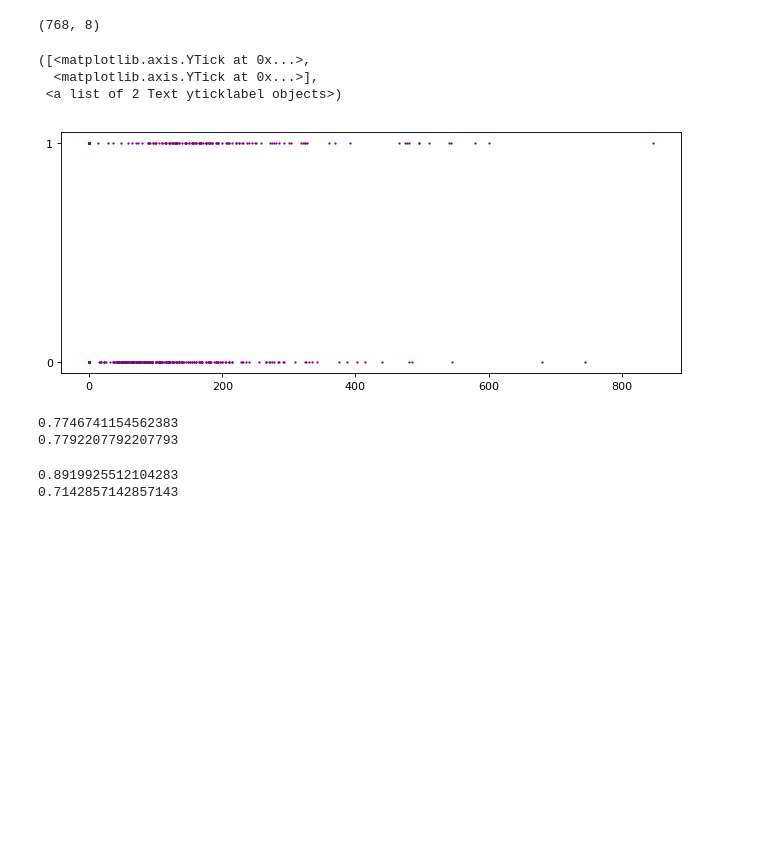
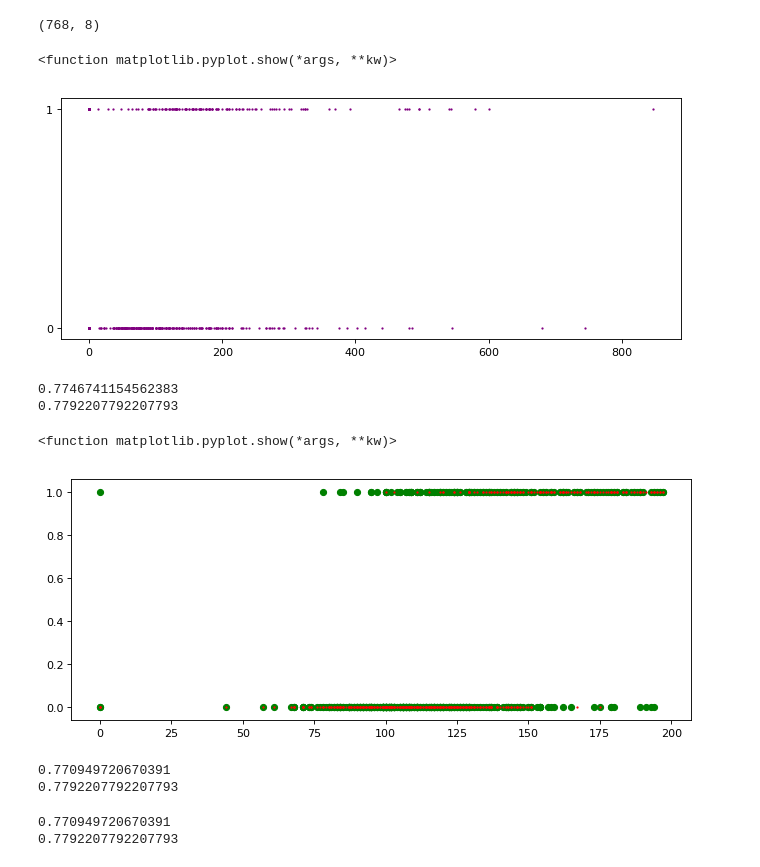
Before and after one commit to xo28122000/ML_in_Python, a Jupyter notebook: Mini Projects/pima_indians_diebetes.ipynb, the cells around one changed output. Cells and saved outputs as stored; diff of their text form; code cells hidden in the pictures; blank space fills up the shorter version.

```diff
--- a/Mini Projects/pima_indians_diebetes.ipynb
+++ b/Mini Projects/pima_indians_diebetes.ipynb
@@ -103,10 +102,9 @@ plt.scatter(x_raw[:,4],y_raw,1,c = "purple")
 # plt.scatter(x_raw[:,6],y_raw,1,c = "maroon")
 # plt.scatter(x_raw[:,7],y_raw,1,c = "green")
 plt.yticks([0,1])
+plt.show
 # %% [output]
-([<matplotlib.axis.YTick at 0x...>,
-  <matplotlib.axis.YTick at 0x...>],
- <a list of 2 Text yticklabel objects>)
+<function matplotlib.pyplot.show(*args, **kw)>
 [figure]
 # %%
 from sklearn.model_selection import train_test_split
@@ -122,6 +120,14 @@ print( clf1.score(x_test, y_test) )
 # %% [output]
 0.7746741154562383
 0.7792207792207793
+# %%
+plt.figure(num=None, figsize=(10, 4), dpi=80, facecolor='w', edgecolor='k')
+plt.scatter(x_train[:,1],y_train,30,c = "green")
+plt.scatter(x_train[:,1],clf1.predict(x_train),1,c = "red")
+plt.show
+# %% [output]
+<function matplotlib.pyplot.show(*args, **kw)>
+[figure, added]
 # %%
 from sklearn.svm import SVC
 # %%
@@ -129,6 +137,12 @@ clf2 = SVC(gamma = 'scale').fit(x_train, y_train)
 # %%
-print( clf2.score(x_train, y_train) )
-print( clf2.score(x_test, y_test) )
+print( clf20.score(x_train, y_train) )
+print( clf20.score(x_test, y_test) )
 # %% [output]
-0.8919925512104283
-0.7142857142857143
+0.770949720670391
+0.7792207792207793
+# %%
+print( clf21.score(x_train, y_train) )
+print( clf21.score(x_test, y_test) )
+# %% [output]
+0.770949720670391
+0.7792207792207793
```
Also changed, not shown: parts of 10 cells of this notebook, 1 other file.
